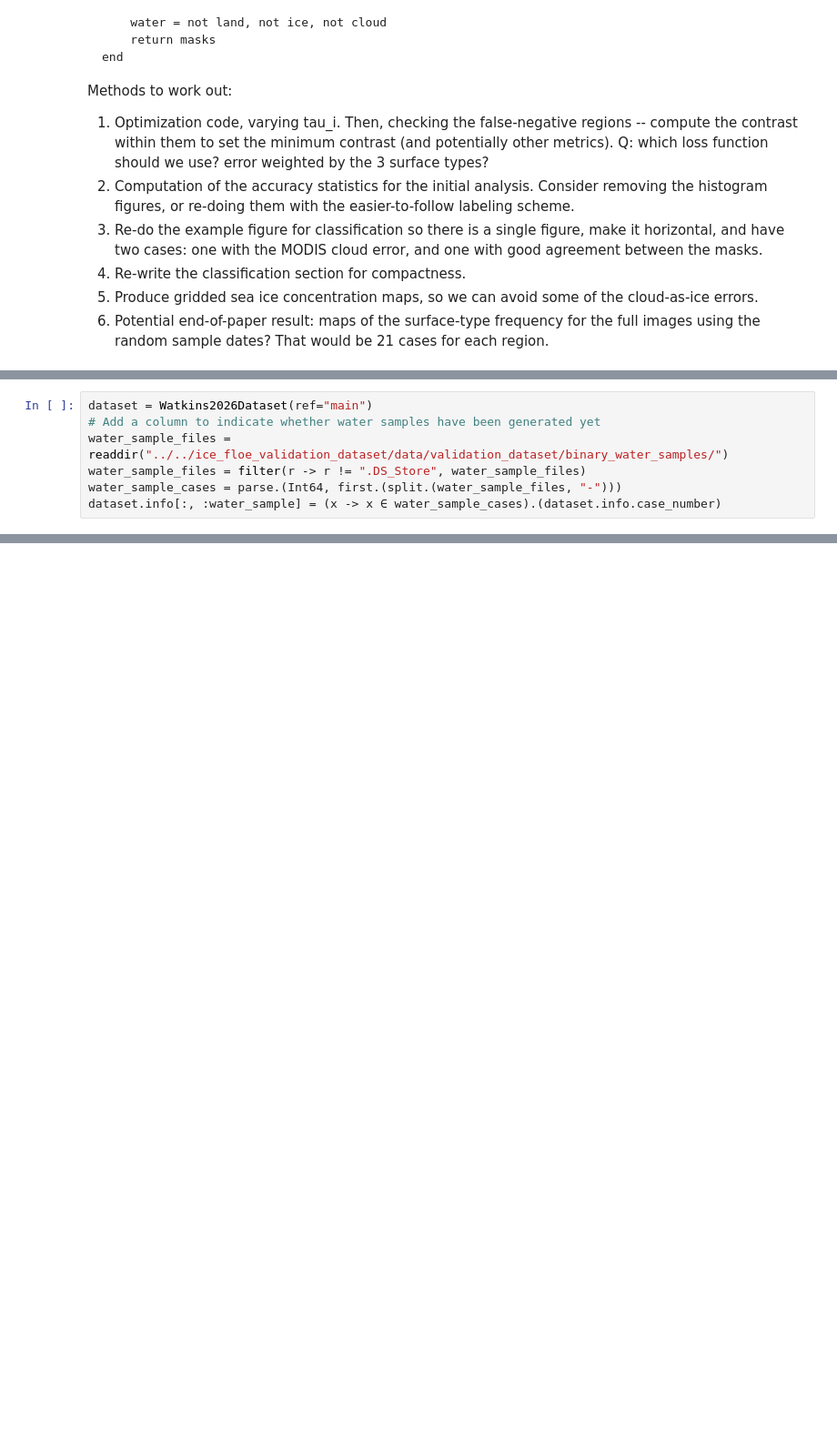
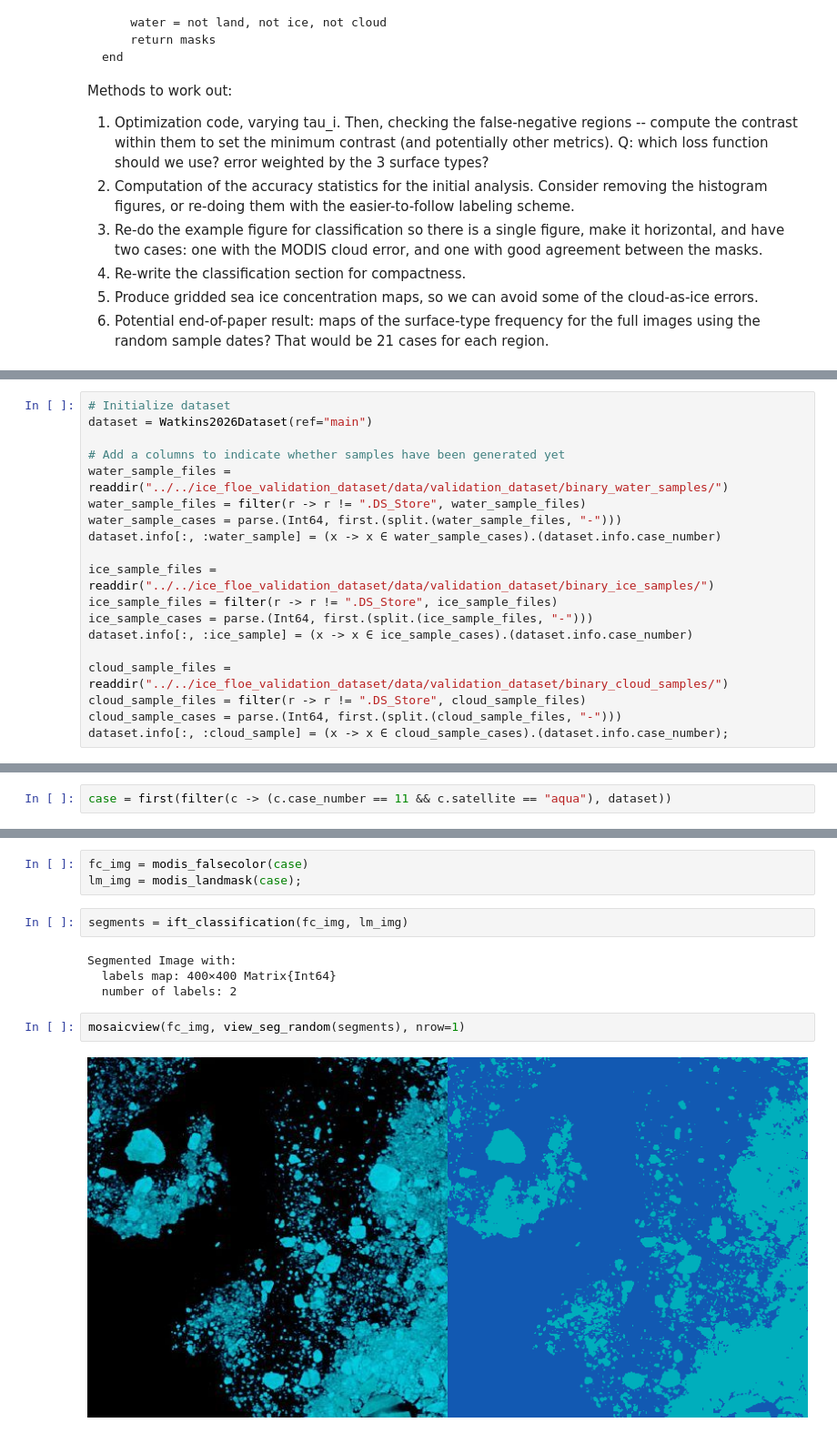
Before and after one commit to danielmwatkins/calval_tgrs, a Jupyter notebook: notebooks/classification.ipynb, the cells around one changed output, grey strips where cells are left out. Shown at 91% size. Saved outputs shown, nothing was run; the diff lists cells and outputs as text; blank space fills up the shorter version.

```diff
--- a/notebooks/classification.ipynb
+++ b/notebooks/classification.ipynb
@@ -61,9 +62,21 @@ end
 # %% [output]
 validated_binary_ice (generic function with 1 method)
 # %%
+# Initialize dataset
 dataset = Watkins2026Dataset(ref="main")
-# Add a column to indicate whether water samples have been generated yet
+
+# Add a columns to indicate whether samples have been generated yet
 water_sample_files = readdir("../../ice_floe_validation_dataset/data/validation_dataset/binary_water_samples/")
 water_sample_files = filter(r -> r != ".DS_Store", water_sample_files)
 water_sample_cases = parse.(Int64, first.(split.(water_sample_files, "-")))
 dataset.info[:, :water_sample] = (x -> x ∈ water_sample_cases).(dataset.info.case_number)
+
+ice_sample_files = readdir("../../ice_floe_validation_dataset/data/validation_dataset/binary_ice_samples/")
+ice_sample_files = filter(r -> r != ".DS_Store", ice_sample_files)
+ice_sample_cases = parse.(Int64, first.(split.(ice_sample_files, "-")))
+dataset.info[:, :ice_sample] = (x -> x ∈ ice_sample_cases).(dataset.info.case_number)
+
+cloud_sample_files = readdir("../../ice_floe_validation_dataset/data/validation_dataset/binary_cloud_samples/")
+cloud_sample_files = filter(r -> r != ".DS_Store", cloud_sample_files)
+cloud_sample_cases = parse.(Int64, first.(split.(cloud_sample_files, "-")))
+dataset.info[:, :cloud_sample] = (x -> x ∈ cloud_sample_cases).(dataset.info.case_number);
@@ -69,0 +125,2 @@ dataset.info[:, :water_sample] = (x -> x ∈ water_sample_cases).(dataset.info.c
+# %%
+case = first(filter(c -> (c.case_number == 11 && c.satellite == "aqua"), dataset))
@@ -69,0 +134,13 @@ dataset.info[:, :water_sample] = (x -> x ∈ water_sample_cases).(dataset.info.c
+# %%
+fc_img = modis_falsecolor(case)
+lm_img = modis_landmask(case);
+# %%
+segments = ift_classification(fc_img, lm_img)
+# %% [output]
+Segmented Image with:
+  labels map: 400×400 Matrix{Int64}
+  number of labels: 2
+# %%
+mosaicview(fc_img, view_seg_random(segments), nrow=1)
+# %% [output]
+[figure, added]
```
Also changed, not shown: parts of 26 cells of this notebook.
